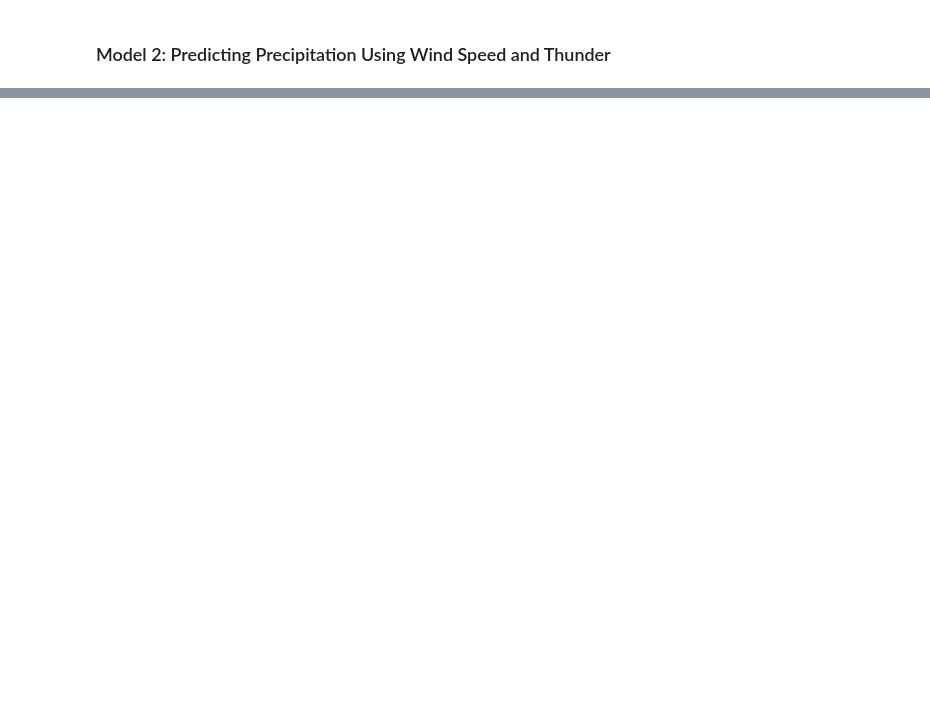
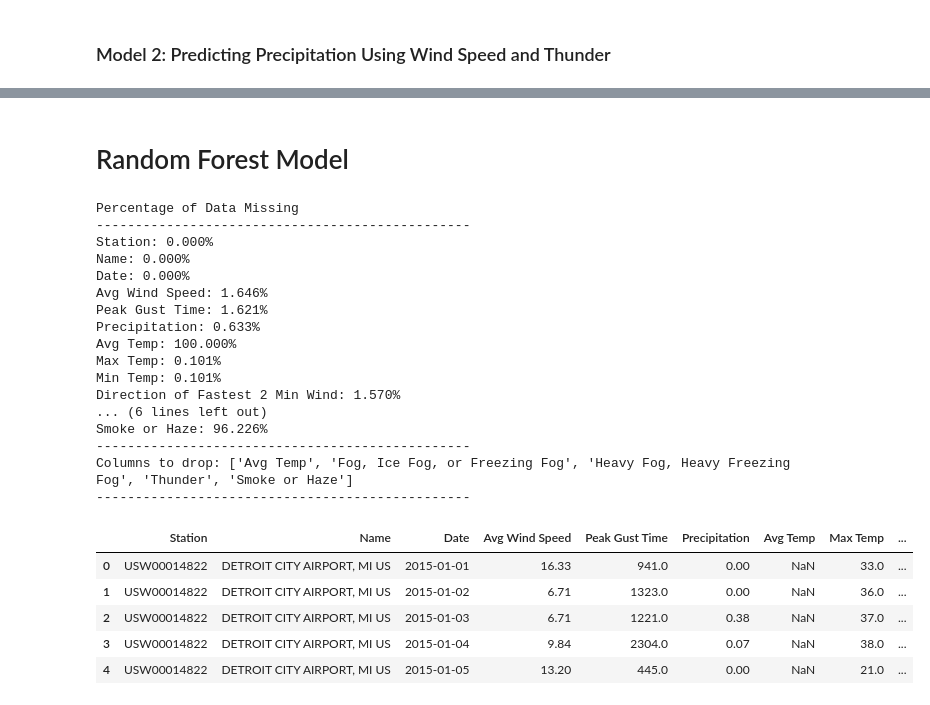
Before and after one commit to JustinTrannn/weatherCMSE202project, a Jupyter notebook: AllCode.ipynb, the cells around one changed output, grey strips where cells are left out. Cells and saved outputs as stored; diff of their text form; code cells hidden in the pictures; blank space fills up the shorter version.

```diff
--- a/AllCode.ipynb
+++ b/AllCode.ipynb
@@ -211,3 +211,5 @@ Covariance Type:            nonrobust
 
 Notes:
 [1] Standard Errors assume that the covariance matrix of the errors is correctly specified.
+# %% [markdown]
+# Random Forest Model
@@ -213,0 +227,60 @@ Notes:
+# %%
+weather = pd.read_csv('weatherdataCMSE.csv')
+weather = weather.rename(columns={'STATION': 'Station',
+                                  'NAME': 'Name',
+                                  'DATE': 'Date',
+                                  'AWND': 'Avg Wind Speed',
+                                  'PGTM': 'Peak Gust Time',
+                                  'PRCP': 'Precipitation',
+                                  'TAVG': 'Avg Temp',
+                                  'TMAX': 'Max Temp',
+                                  'TMIN': 'Min Temp',
+                                  'WDF2': 'Direction of Fastest 2 Min Wind',
+                                  'WDF5': 'Direction of Fastest 5 Sec Wind',
+                                  'WSF2': 'Fastest 2 Min Wind Speed',
+                                  'WSF5': 'Fastest 5 Sec Wind Speed',
+                                  'WT01': 'Fog, Ice Fog, or Freezing Fog',
+                                  'WT02': 'Heavy Fog, Heavy Freezing Fog',
+                                  'WT03': 'Thunder',
+                                  'WT08': 'Smoke or Haze'})
+print("Percentage of Data Missing \n------------------------------------------------")
+for column in weather.columns:
+    missing = weather[column].isnull().sum()
+    print(f"{column}: {(missing/len(weather))*100:.3f}%")
+
+print("------------------------------------------------")
+
+# Any columns with more than 5% of data missing can be dropped
+columns_to_drop = []
+for column in weather.columns:
+    missing = weather[column].isnull().sum()
+    missing_pct = (missing/len(weather))*100
+    if missing_pct > 5:
+        columns_to_drop.append(column)
+print(f"Columns to drop: {columns_to_drop}")
+print("------------------------------------------------")
+display(weather.head())
+# %% [output]
+Percentage of Data Missing
+------------------------------------------------
+Station: 0.000%
+Name: 0.000%
+Date: 0.000%
+Avg Wind Speed: 1.646%
+Peak Gust Time: 1.621%
+Precipitation: 0.633%
+Avg Temp: 100.000%
+Max Temp: 0.101%
+Min Temp: 0.101%
+Direction of Fastest 2 Min Wind: 1.570%
+... (6 lines left out)
+Smoke or Haze: 96.226%
+------------------------------------------------
+Columns to drop: ['Avg Temp', 'Fog, Ice Fog, or Freezing Fog', 'Heavy Fog, Heavy Freezing Fog', 'Thunder', 'Smoke or Haze']
+------------------------------------------------
+|  | Station | Name | Date | Avg Wind Speed | Peak Gust Time | Precipitation | Avg Temp | Max Temp | ... |
+| 0 | USW00014822 | DETROIT CITY AIRPORT, MI US | 2015-01-01 | 16.33 | 941.0 | 0.00 | NaN | 33.0 | ... |
+| 1 | USW00014822 | DETROIT CITY AIRPORT, MI US | 2015-01-02 | 6.71 | 1323.0 | 0.00 | NaN | 36.0 | ... |
+| 2 | USW00014822 | DETROIT CITY AIRPORT, MI US | 2015-01-03 | 6.71 | 1221.0 | 0.38 | NaN | 37.0 | ... |
+| 3 | USW00014822 | DETROIT CITY AIRPORT, MI US | 2015-01-04 | 9.84 | 2304.0 | 0.07 | NaN | 38.0 | ... |
+| 4 | USW00014822 | DETROIT CITY AIRPORT, MI US | 2015-01-05 | 13.20 | 445.0 | 0.00 | NaN | 21.0 | ... |
```
Also changed, not shown: parts of 10 cells of this notebook.
